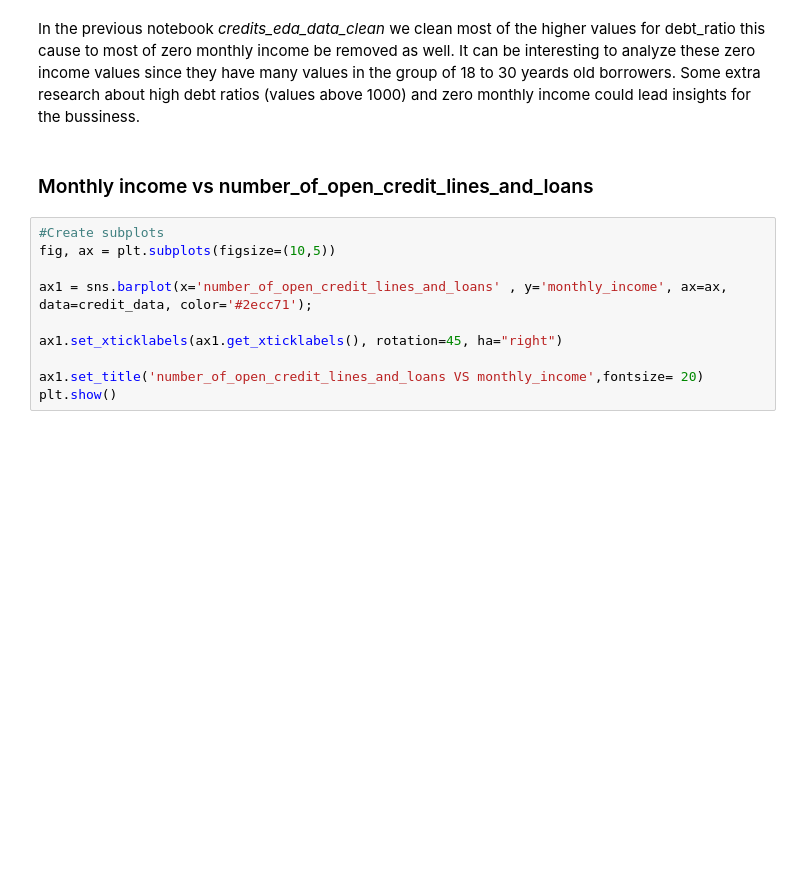
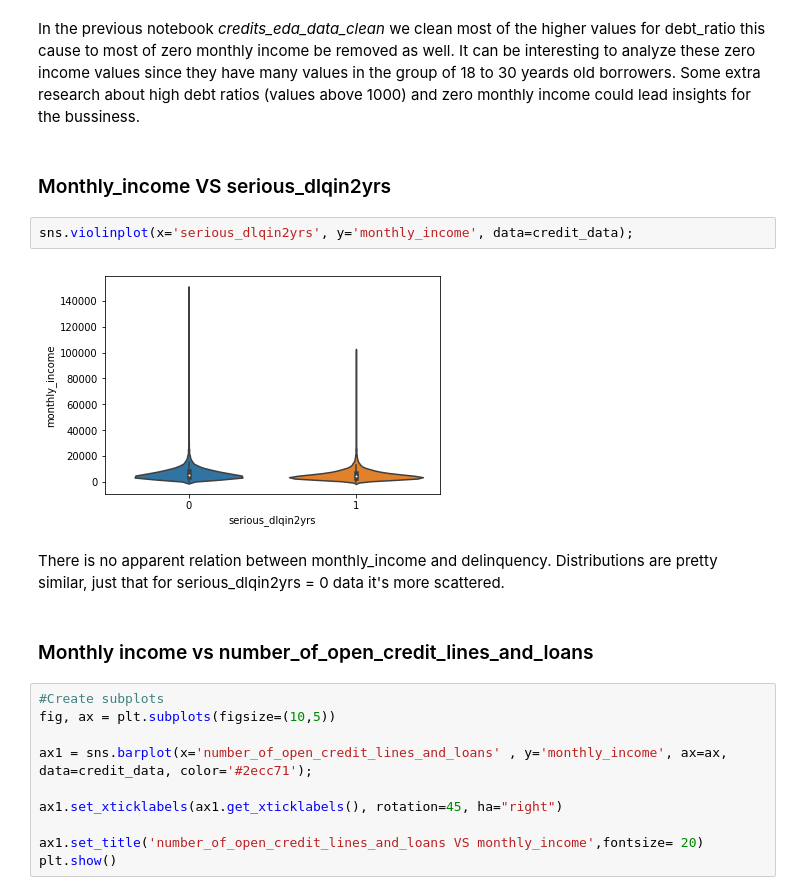
Before and after one commit to renzobechler-zz/credits_eda, a Jupyter notebook: notebooks/EDA.ipynb, the cells around one changed output. Drawn from its saved outputs; the diff is of its cells as text; blank space fills up the shorter version.

```diff
--- a/notebooks/EDA.ipynb
+++ b/notebooks/EDA.ipynb
@@ -187,6 +185,14 @@ zero_income.describe()
 | max | 147955.000000 | 0.0 | 1.000000 | 77.000000 | 1.000000 | 1.0 | ... |
 # %% [markdown]
 In the previous notebook *credits_eda_data_clean* we clean most of the higher values for debt_ratio this cause to most of zero monthly income be removed as well. It can be interesting to analyze these zero income values since they have many values in the group of 18 to 30 yeards old borrowers. Some extra research about high debt ratios (values above 1000) and zero monthly income could lead insights for the bussiness.
+# %% [markdown]
+ ### Monthly_income VS serious_dlqin2yrs
+# %%
+sns.violinplot(x='serious_dlqin2yrs', y='monthly_income', data=credit_data);
+# %% [output]
+[figure, added]
+# %% [markdown]
+There is no apparent relation between monthly_income and delinquency. Distributions are pretty similar, just that for serious_dlqin2yrs = 0 data it's more scattered.
 # %% [markdown]
 ### Monthly income vs number_of_open_credit_lines_and_loans
 # %%
```
Also changed, not shown: parts of 43 cells of this notebook, 2 other files.
